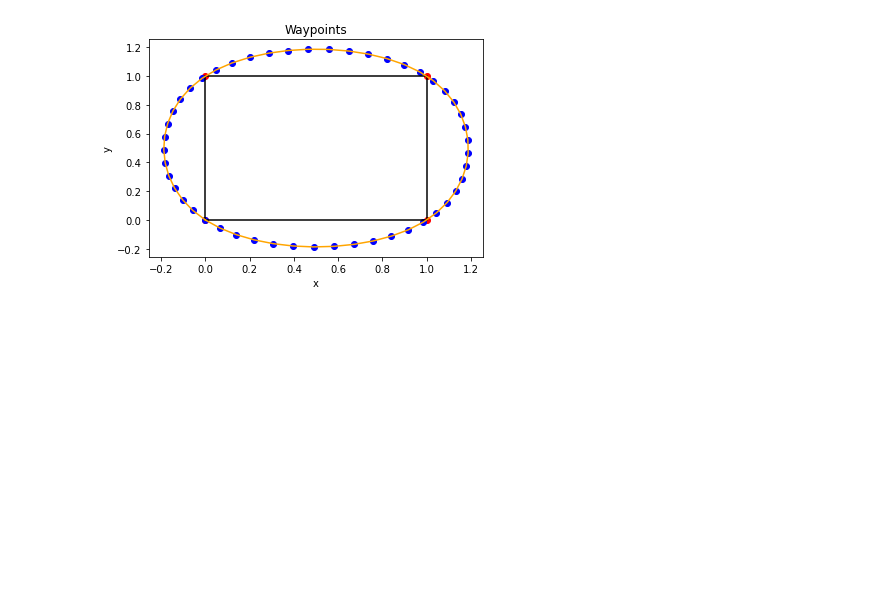
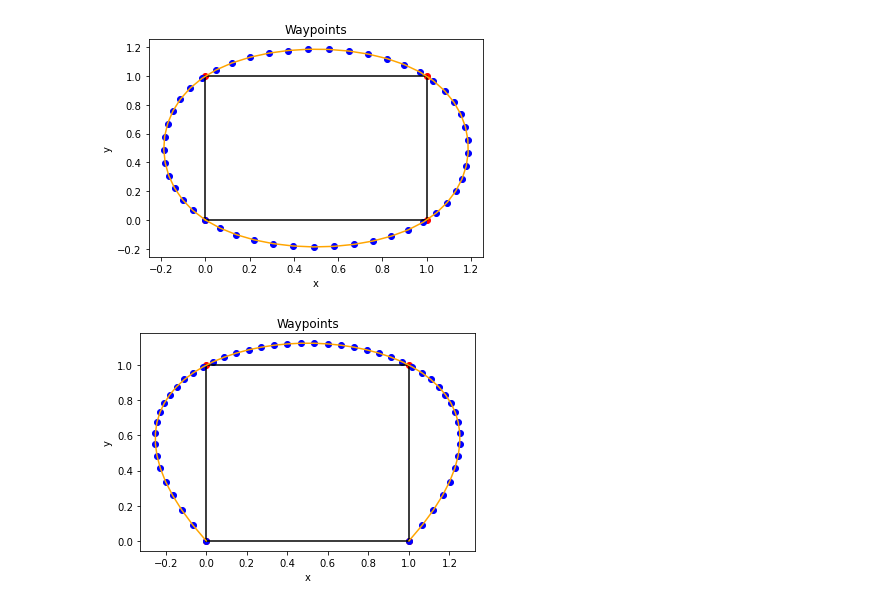
Before and after one commit to giacometti-r/RoboticsProj2023, a Jupyter notebook: motion_planner.ipynb, the cells around one changed output. Saved outputs shown, nothing was run; the diff lists cells and outputs as text; code cells hidden in the pictures; blank space fills up the shorter version.

```diff
--- a/motion_planner.ipynb
+++ b/motion_planner.ipynb
@@ -62,7 +62,7 @@ class BSplineTrajectory:
         )
         '''
         #w/o boundary conditions: (knots, parameters)
-        self.spline = splprep([self.setpoints[:,0], self.setpoints[:,1]], s=0, per=self.isPeriodic())
+        self.spline = splprep([self.setpoints[:,0], self.setpoints[:,1]], k=self.order, s=0, per=self.isPeriodic())
 
         #update state
         if self.computed:
@@ -246,0 +237,9 @@ waypoints.plot()
+# %%
+trajectory = BSplineTrajectory(setpoints[:-1])
+waypoints = Waypoints(trajectory, 50)
+
+plotPoints(plt, setpoints, "Trajectory Setpoints", "x", "y")
+trajectory.plot()
+waypoints.plot()
+# %% [output]
+[figure, added]
```
Also changed, not shown: parts of 3 cells of this notebook.
